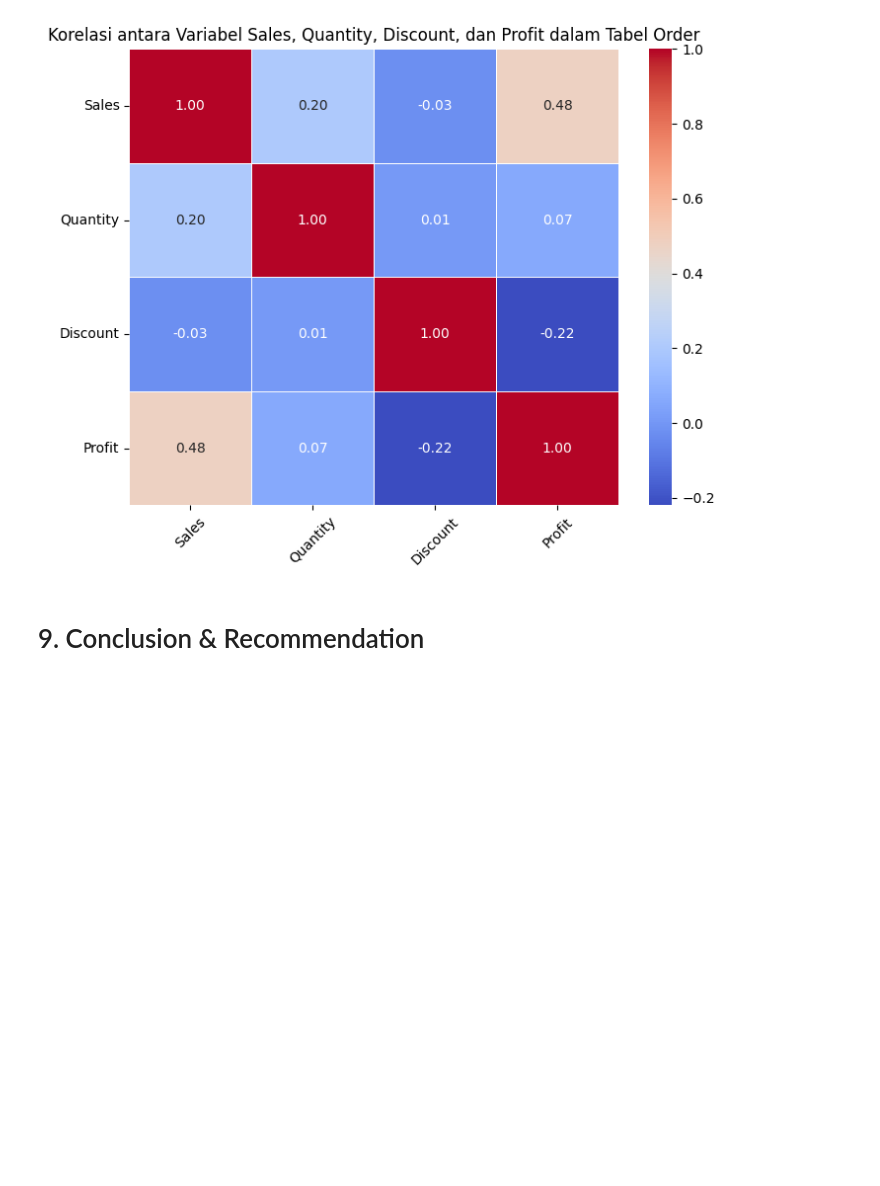
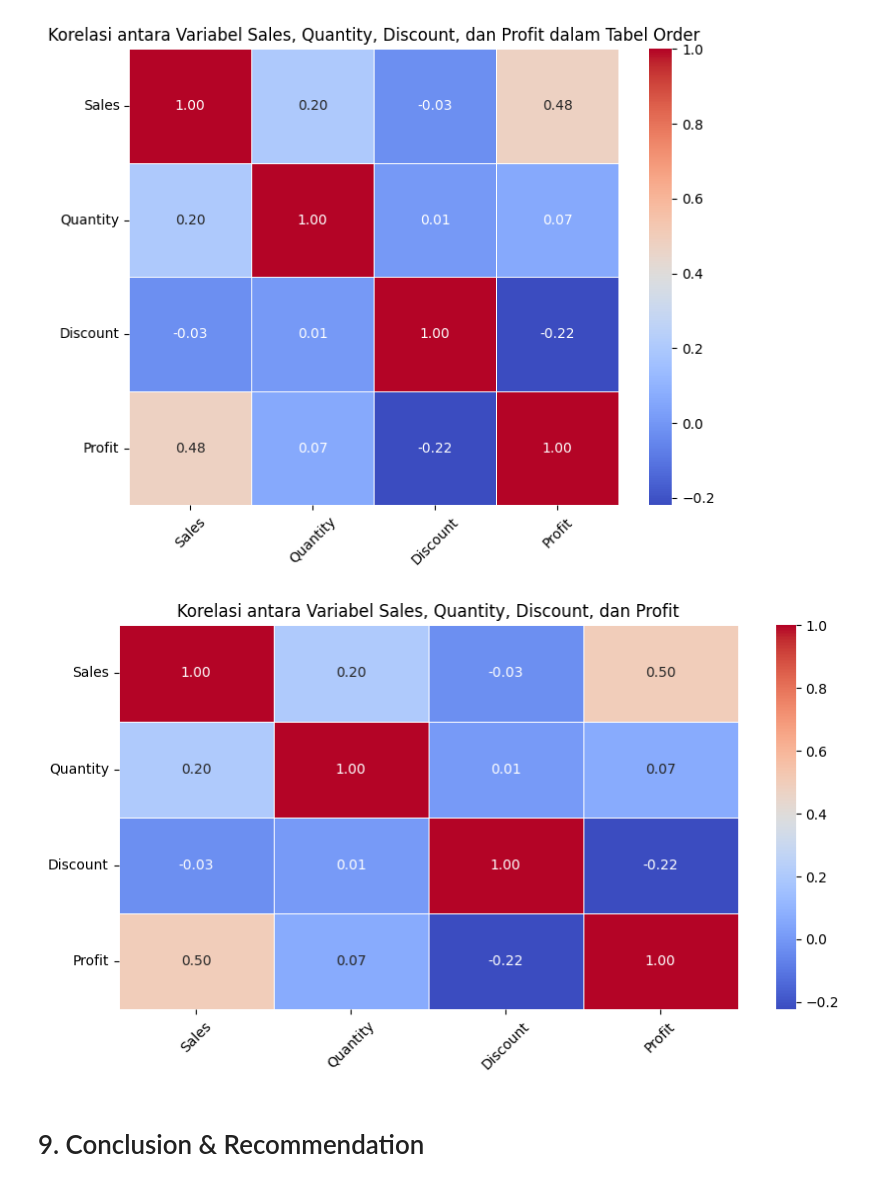
Before and after one commit to Pascalbrly/Portofolio-Data-Analyst, a Jupyter notebook: Project 2/Data Analysis Store Sales.ipynb, the cells around one changed output. Drawn from its saved outputs; the diff is of its cells as text; code cells hidden in the pictures; blank space fills up the shorter version.

```diff
--- a/Project 2/Data Analysis Store Sales.ipynb
+++ b/Project 2/Data Analysis Store Sales.ipynb
@@ -1043,6 +1043,29 @@ plt.yticks(rotation=0)
 plt.show()
 # %% [output]
 [figure]
+# %%
+# Membuat DataFrame
+# df_order = pd.DataFrame(data_order)
+# df_customer = pd.DataFrame(data_customer)
+
+# Menggabungkan kedua tabel berdasarkan Customer ID
+df_merged = pd.merge(df_order, df_customer, on='Customer ID')
+
+# Pilih kolom yang relevan untuk analisis korelasi
+df_correlation = df_merged[['Sales', 'Quantity', 'Discount', 'Profit']]
+
+# Menghitung korelasi
+correlation_matrix = df_correlation.corr()
+
+# Membuat heatmap korelasi
+plt.figure(figsize=(10, 5))
+sns.heatmap(correlation_matrix, annot=True, cmap='coolwarm', fmt=".2f", linewidths=.5)
+plt.title('Korelasi antara Variabel Sales, Quantity, Discount, dan Profit')
+plt.xticks(rotation=45)
+plt.yticks(rotation=0)
+plt.show()
+# %% [output]
+[figure, added]
 # %% [markdown]
 # 9. Conclusion & Recommendation
 # %% [markdown]
```
Also changed, not shown: 1 other file.
